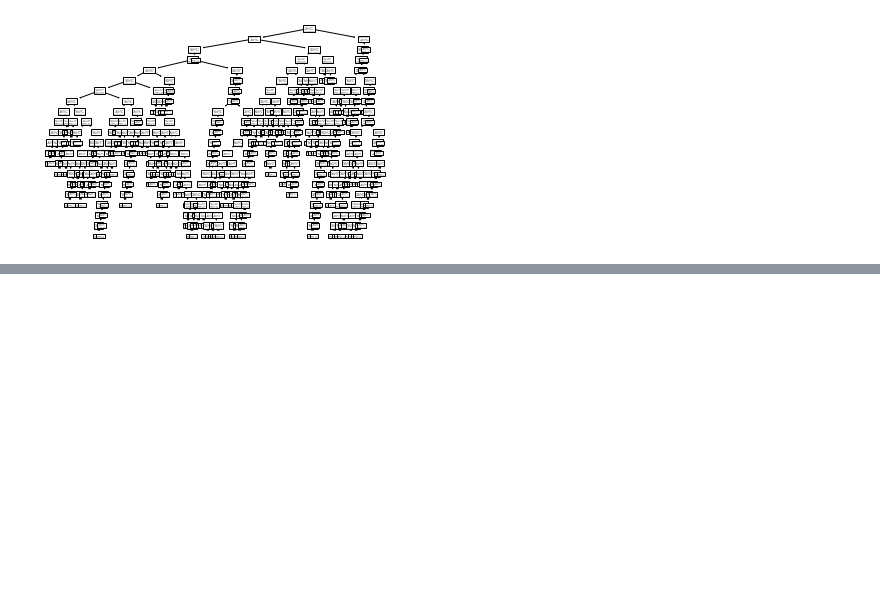
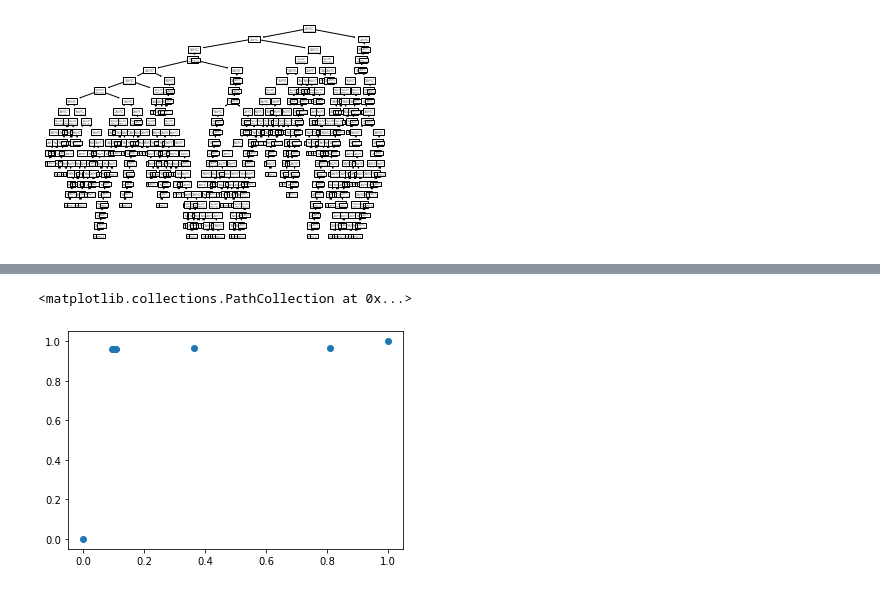
Before and after one commit to kungchinglin/fraud_detection, a Jupyter notebook: Fraud_detect.ipynb, the cells around one changed output, grey strips where cells are left out. Drawn from its saved outputs; the diff is of its cells as text; code cells hidden in the pictures; blank space fills up the shorter version.

```diff
--- a/Fraud_detect.ipynb
+++ b/Fraud_detect.ipynb
@@ -367,0 +461,5 @@ tree.plot_tree(DTC)
+# %%
+scaler = StandardScaler()
+scaler.fit(X)
+
+X = scaler.transform(X)
@@ -367,0 +579,7 @@ tree.plot_tree(DTC)
+# %%
+fpr, tpr, thresholds = ROC_result
+
+plt.scatter(1-tpr, 1-fpr)
+# %% [output]
+<matplotlib.collections.PathCollection at 0x...>
+[figure, added]
```
Also changed, not shown: parts of 64 cells of this notebook.
